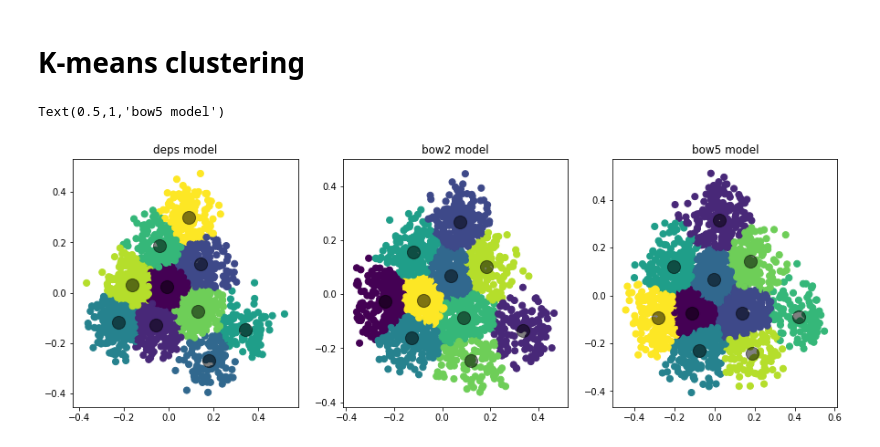
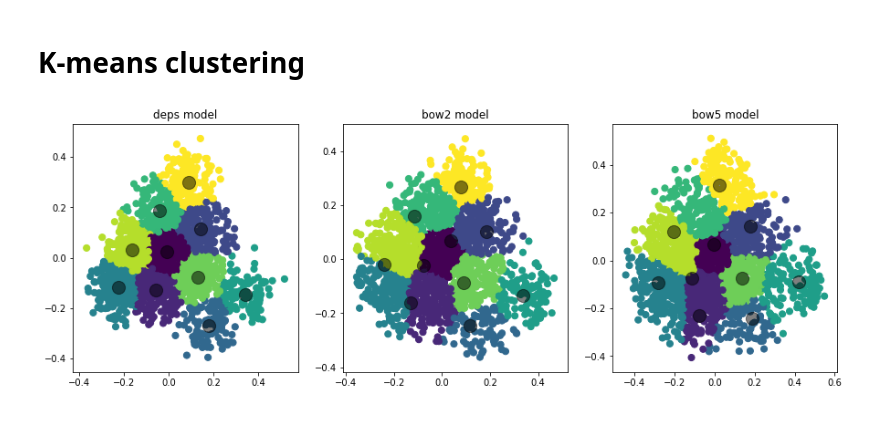
Before and after one commit to theofpa/unsupervised-language-learning, a Jupyter notebook: Word-Analogy-Task.ipynb, the cells around one changed output. Cells and saved outputs as stored; diff of their text form; code cells hidden in the pictures.

```diff
--- a/Word-Analogy-Task.ipynb
+++ b/Word-Analogy-Task.ipynb
@@ -77,34 +72,18 @@ bow52=bow5[bow5.index.isin(nouns.index)]
-# %%
-# perform dimensionality reduction with PCA/SVD
-pca = PCA(n_components=2)
-deps2p=pca.fit_transform(deps2)
-bow22p=pca.fit_transform(bow22)
-bow52p=pca.fit_transform(bow52)
-# %%
-# kmeans on 10 clusters
-deps_kmeans = KMeans(n_clusters=10, random_state=0).fit(deps2p)
-bow2_kmeans = KMeans(n_clusters=10, random_state=0).fit(bow22p)
-bow5_kmeans = KMeans(n_clusters=10, random_state=0).fit(bow52p)
-deps_y_kmeans = deps_kmeans.predict(deps2p)
-bow2_y_kmeans = bow2_kmeans.predict(bow22p)
-bow5_y_kmeans = bow5_kmeans.predict(bow52p)
-# %%
-plt.rcParams["figure.figsize"] = [15,5]
-
-plt.subplot(1, 3, 1)
-plt.scatter(deps2p[:, 0], deps2p[:, 1], c=deps_y_kmeans, s=50, cmap='viridis')
-plt.scatter(deps_kmeans.cluster_centers_[:, 0], deps_kmeans.cluster_centers_[:, 1], c='black', s=200, alpha=0.5);
-plt.title('deps model')
-
-plt.subplot(1, 3, 2)
-plt.scatter(bow22p[:, 0], bow22p[:, 1], c=bow2_y_kmeans, s=50, cmap='viridis')
-plt.scatter(bow2_kmeans.cluster_centers_[:, 0], bow2_kmeans.cluster_centers_[:, 1], c='black', s=200, alpha=0.5);
-plt.title('bow2 model')
-
-plt.subplot(1, 3, 3)
-plt.scatter(bow52p[:, 0], bow52p[:, 1], c=bow5_y_kmeans, s=50, cmap='viridis')
-plt.scatter(bow5_kmeans.cluster_centers_[:, 0], bow5_kmeans.cluster_centers_[:, 1], c='black', s=200, alpha=0.5);
-plt.title('bow5 model')
-# %% [output]
-Text(0.5,1,'bow5 model')
-[figure, removed]
+# %%
+plt.rcParams["figure.figsize"] = [15,5]
+nouns=pd.read_csv('2000_nouns_sorted.txt', header=None, index_col=0)
+models=['deps','bow2','bow5']
+for i,model in enumerate([deps, bow2, bow5],1):
+    model_nouns=model[model.index.isin(nouns.index)]
+    # perform dimensionality reduction with PCA/SVD
+    pca = PCA(n_components=2)
+    model_nouns_pca=pca.fit_transform(model_nouns)
+    # kmeans on 10 clusters
+    model_kmeans = KMeans(n_clusters=10, random_state=0).fit(model_nouns_pca)
+    model_y_kmeans = deps_kmeans.predict(model_nouns_pca)
+    plt.subplot(1, 3, i)
+    plt.scatter(model_nouns_pca[:, 0], model_nouns_pca[:, 1], c=model_y_kmeans, s=50, cmap='viridis')
+    plt.scatter(model_kmeans.cluster_centers_[:, 0], model_kmeans.cluster_centers_[:, 1], c='black', s=200, alpha=0.5);
+    plt.title(models[i-1]+' model')
+# %% [output]
+[figure, added]
```
Also changed, not shown: parts of 1 cell of this notebook.
